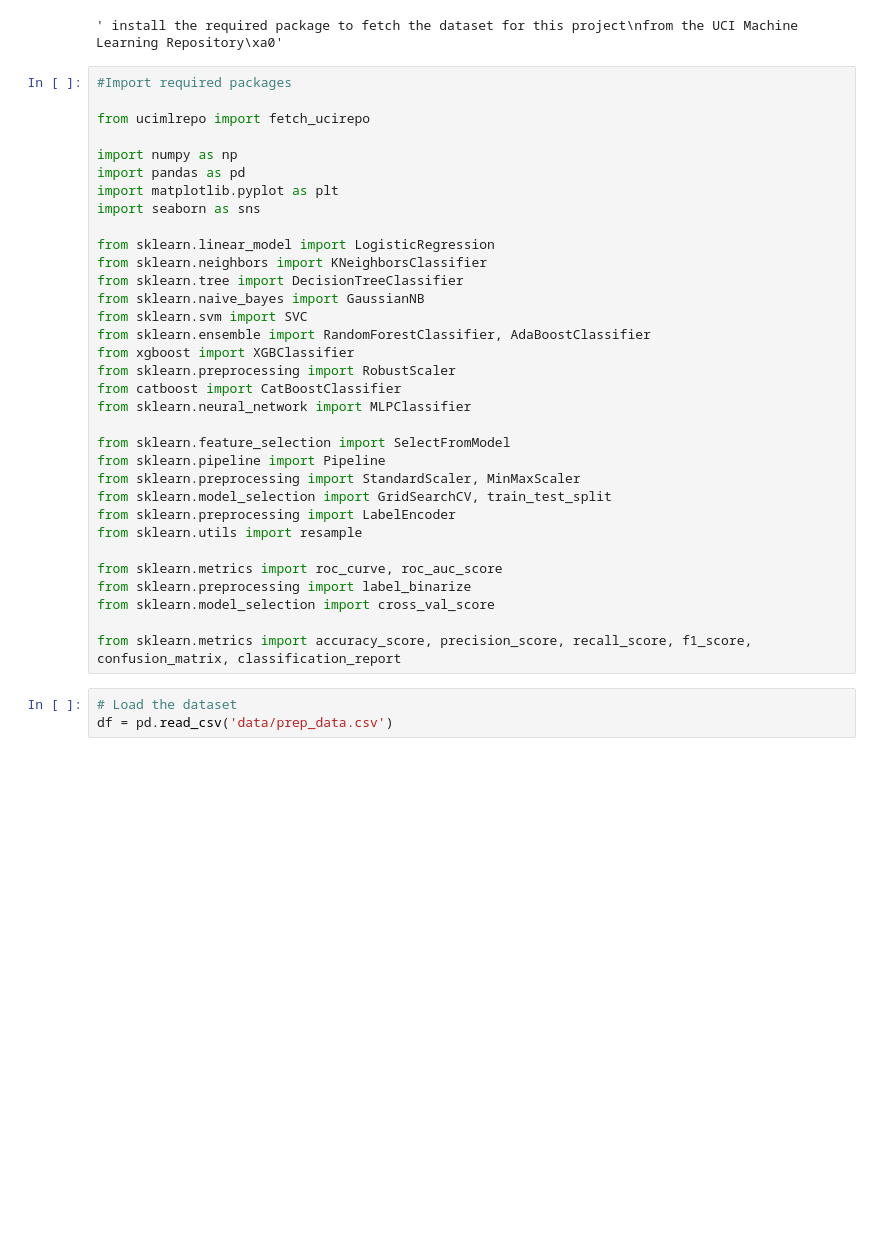
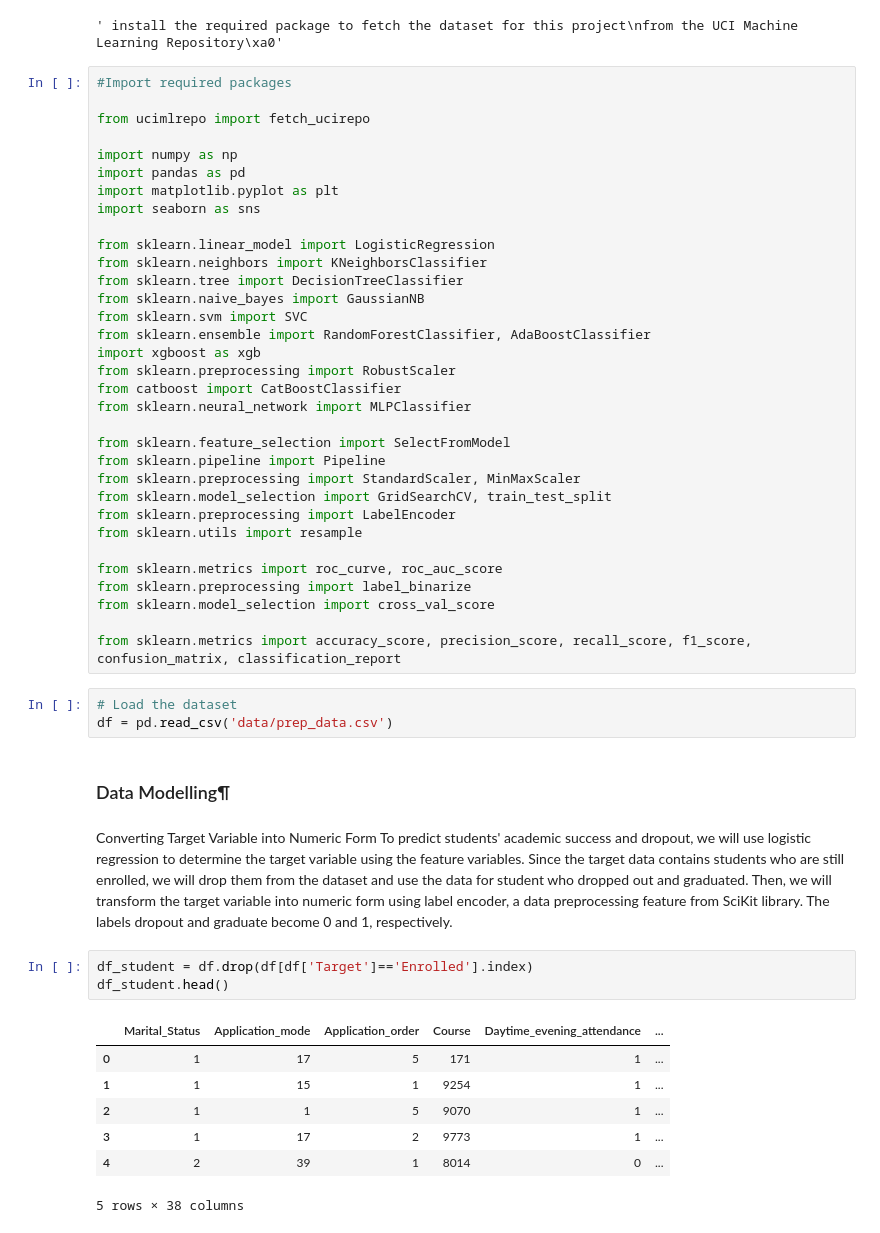
Before and after one commit to youssefhass/ml-predict-student-dropout, a Jupyter notebook: 05_Predict_Students_Dropout_ML_Classification.ipynb, the cells around one changed output. Cells and saved outputs as stored; diff of their text form; blank space fills up the shorter version.

Commit message:
ml logestic regression started but some errors

```diff
--- a/05_Predict_Students_Dropout_ML_Classification.ipynb
+++ b/05_Predict_Students_Dropout_ML_Classification.ipynb
@@ -60,7 +62,7 @@ from sklearn.tree import DecisionTreeClassifier
 from sklearn.naive_bayes import GaussianNB
 from sklearn.svm import SVC
 from sklearn.ensemble import RandomForestClassifier, AdaBoostClassifier
-from xgboost import XGBClassifier
+import xgboost as xgb
 from sklearn.preprocessing import RobustScaler
 from catboost import CatBoostClassifier
 from sklearn.neural_network import MLPClassifier
@@ -80,3 +82,19 @@ from sklearn.metrics import accuracy_score, precision_score, recall_score, f1_sc
 # %%
 # Load the dataset
 df = pd.read_csv('data/prep_data.csv')
+# %% [markdown]
+### Data Modelling¶
+# %% [markdown]
+Converting Target Variable into Numeric Form
+To predict students' academic success and dropout, we will use logistic regression to determine the target variable using the feature variables. Since the target data contains students who are still enrolled, we will drop them from the dataset and use the data for student who dropped out and graduated. Then, we will transform the target variable into numeric form using label encoder, a data preprocessing feature from SciKit library. The labels dropout and graduate become 0 and 1, respectively.
+# %%
+df_student = df.drop(df[df['Target']=='Enrolled'].index)
+df_student.head()
+# %% [output]
+|  | Marital_Status | Application_mode | Application_order | Course | Daytime_evening_attendance | ... |
+| 0 | 1 | 17 | 5 | 171 | 1 | ... |
+| 1 | 1 | 15 | 1 | 9254 | 1 | ... |
+| 2 | 1 | 1 | 5 | 9070 | 1 | ... |
+| 3 | 1 | 17 | 2 | 9773 | 1 | ... |
+| 4 | 2 | 39 | 1 | 8014 | 0 | ... |
+5 rows × 38 columns
```
Also changed, not shown: parts of 19 cells of this notebook.
